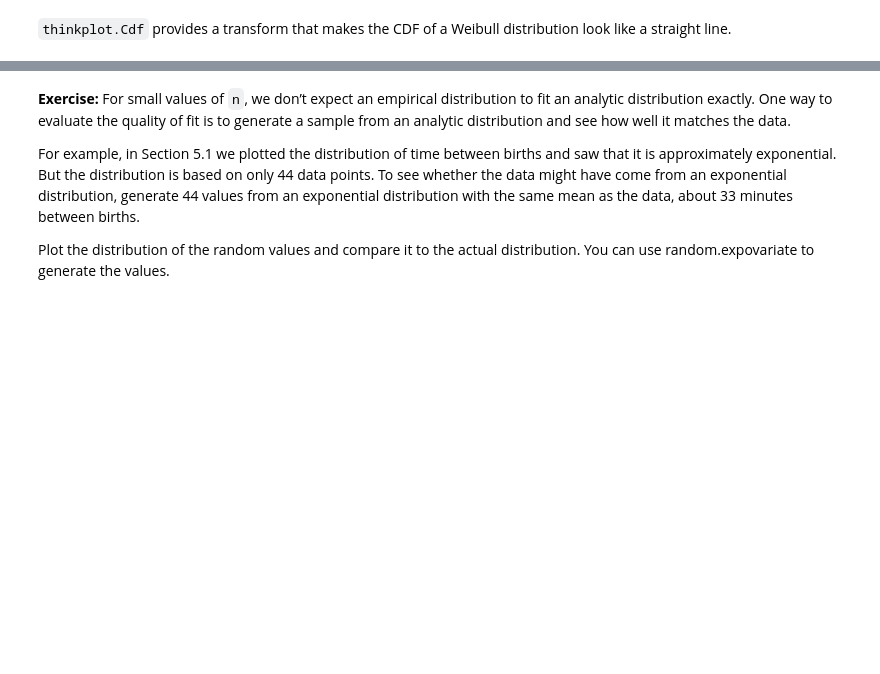
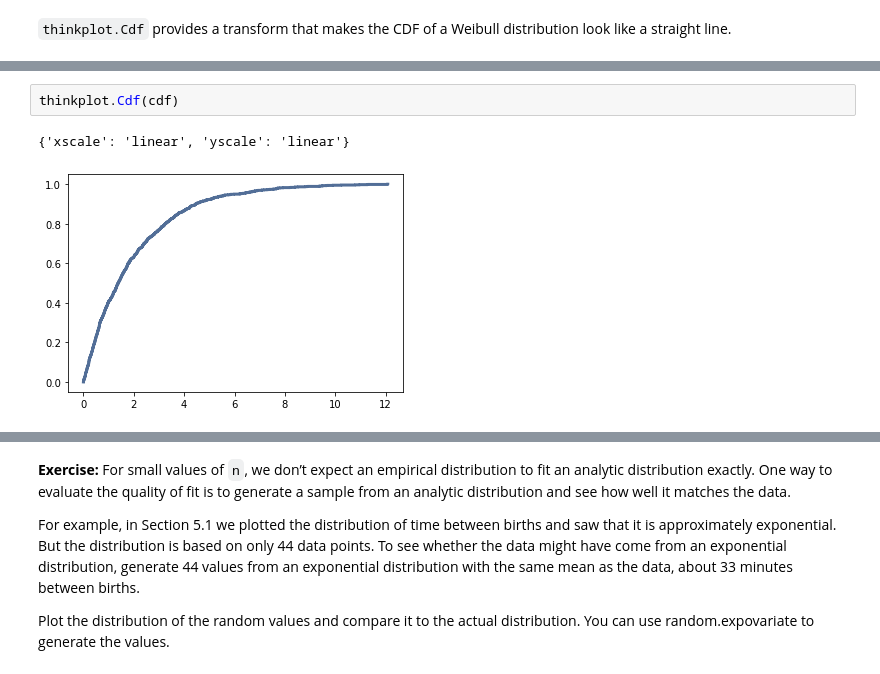
Before and after one commit to Morgan-Sell/ThinkStats2, a Jupyter notebook: code/chap05ex.ipynb, the cells around one changed output, grey strips where cells are left out. Cells and saved outputs as stored; diff of their text form; blank space fills up the shorter version.

```diff
--- a/code/chap05ex.ipynb
+++ b/code/chap05ex.ipynb
@@ -437,0 +473,5 @@ thinkplot.Config(xlabel='Weibull variate', ylabel='CCDF')
+# %%
+thinkplot.Cdf(cdf)
+# %% [output]
+{'xscale': 'linear', 'yscale': 'linear'}
+[figure, added]
```
Also changed, not shown: parts of 29 cells of this notebook.
